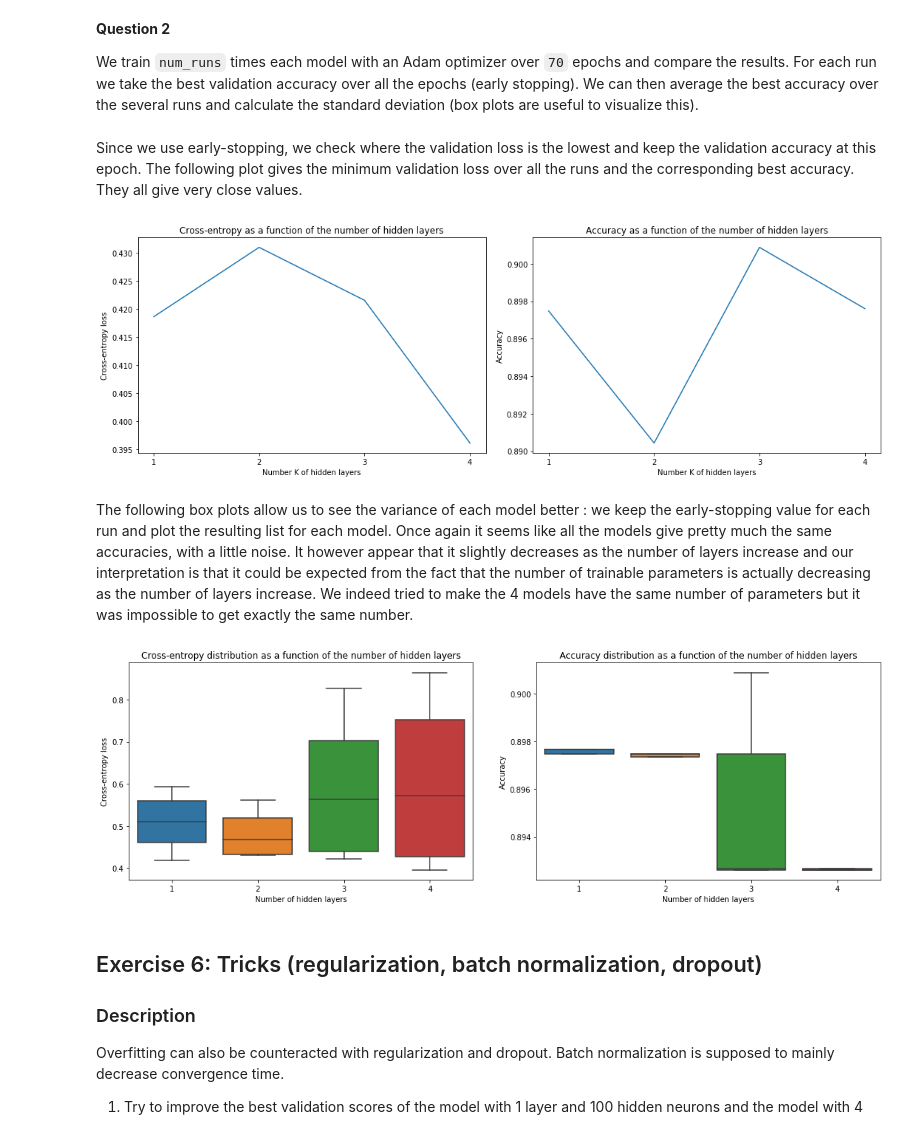
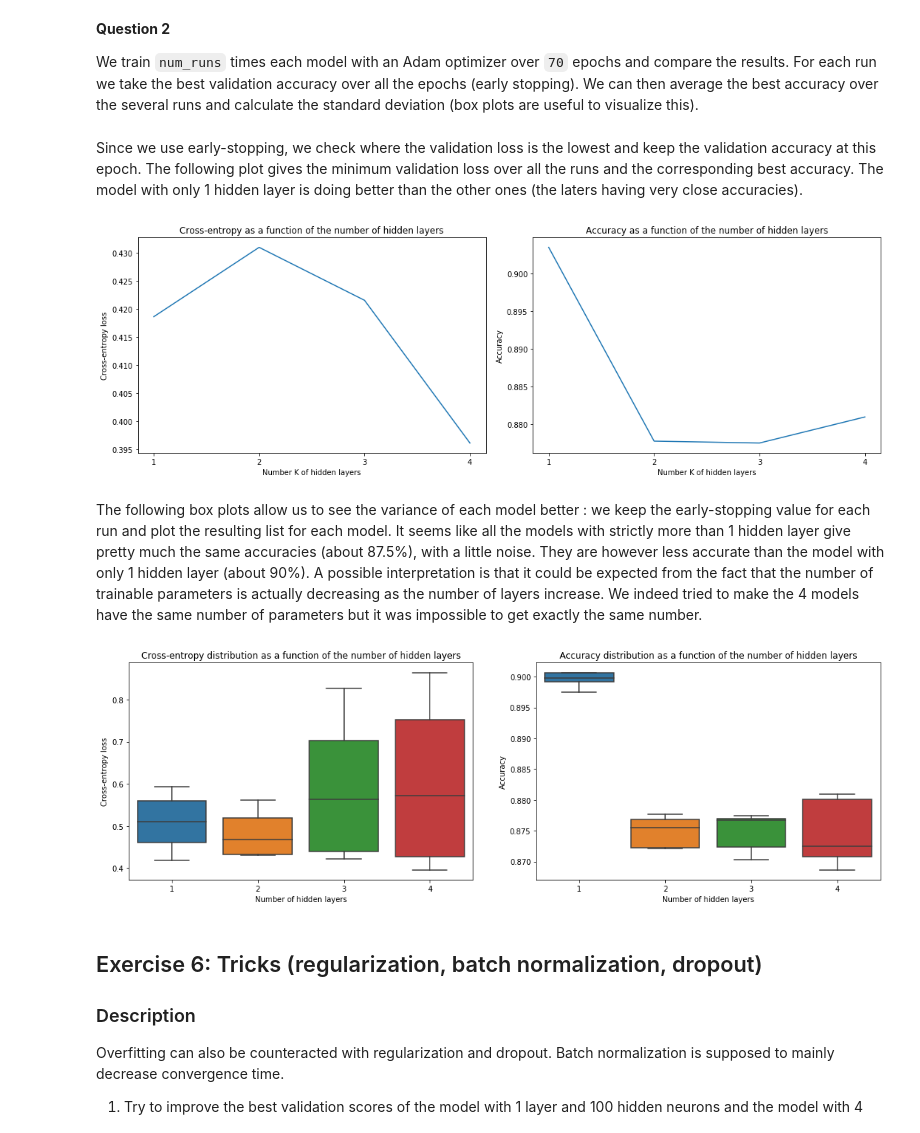
Before and after one commit to SSappy/ANN-Project-1, a Jupyter notebook: miniproject1.ipynb, the cells around one changed output. Drawn from its saved outputs; the diff is of its cells as text; code cells hidden in the pictures.

```diff
--- a/miniproject1.ipynb
+++ b/miniproject1.ipynb
@@ -126,10 +126,10 @@ def prepare_standardplot(title, xlabel):
 def finalize_standardplot(fig, ax1, ax2):
     ax1handles, ax1labels = ax1.get_legend_handles_labels()
     if len(ax1labels) > 0:
-        ax1.legend(ax1handles, ax1labels)
+        ax1.legend(ax1handles, ax1labels, loc='best')
     ax2handles, ax2labels = ax2.get_legend_handles_labels()
     if len(ax2labels) > 0:
-        ax2.legend(ax2handles, ax2labels)
+        ax2.legend(ax2handles, ax2labels, loc='best')
     fig.tight_layout()
     plt.subplots_adjust(top=0.9)
 
@@ -1072,27 +1119,28 @@ Saving the lists. /!\ Do not run it unless you want to override them.
 save_obj(loss_scores, 'ex5_losses')
 save_obj(accuracy_scores, 'ex5_accs')
 # %% [markdown]
-Since we use early-stopping, we check where the validation loss is the lowest and keep the validation accuracy at this epoch. The following plot gives the minimum validation loss over all the runs and the corresponding best accuracy. They all give very close values.
+Since we use early-stopping, we check where the validation loss is the lowest and keep the validation accuracy at this epoch. The following plot gives the minimum validation loss over all the runs and the corresponding best accuracy. The model with only 1 hidden layer is doing better than the other ones (the laters having very close accuracies).
 # %%
 """
 Loading the lists.
 """
-loss_scores = np.array(load_obj('ex5_losses'))
-accuracy_scores = np.array(load_obj('ex5_accs'))
+loss_history = np.array(load_obj('ex5_losses'))
+accuracy_history = np.array(load_obj('ex5_accs'))
 
-max_loss_scores = np.min(loss_scores, axis=(1, 2))
-max_accuracy_scores = np.take(accuracy_scores.reshape(accuracy_scores.shape[0], -1),
-                              np.argmin(loss_scores.reshape(loss_scores.shape[0], -1), axis=1)
-                             )
+loss_scores = np.min(loss_history, axis=(1, 2))
+accuracy_scores = []
+for (j, i) in enumerate(np.argmin(loss_history, axis=2)):
+    accuracy_scores.append(np.diag(np.take(accuracy_history[j],i.tolist(), axis=1)).tolist())
+accuracy_scores = np.max(accuracy_scores, axis=1)
 
 fig, ax = plt.subplots(1, 2, figsize=(15,5))
 
-ax[0].plot(['1', '2', '3', '4'], max_loss_scores)
+ax[0].plot(['1', '2', '3', '4'], loss_scores)
 ax[0].set_title('Cross-entropy as a function of the number of hidden layers')
 ax[0].set_ylabel('Cross-entropy loss')
 ax[0].set_xlabel('Number K of hidden layers')
 
-ax[1].plot(['1', '2', '3', '4'], max_accuracy_scores)
+ax[1].plot(['1', '2', '3', '4'], accuracy_scores)
 ax[1].set_title('Accuracy as a function of the number of hidden layers')
 ax[1].set_ylabel('Accuracy')
 ax[1].set_xlabel('Number K of hidden layers')
@@ -1101,32 +1149,38 @@ plt.tight_layout()
 
 plt.show()
 # %% [output]
-[figure, old version]
+[figure, new version]
 # %% [markdown]
-The following box plots allow us to see the variance of each model better : we keep the early-stopping value for each run and plot the resulting list for each model. Once again it seems like all the models give pretty much the same accuracies, with a little noise. It however appear that it slightly decreases as the number of layers increase and our interpretation is that it could be expected from the fact that the number of trainable parameters is actually decreasing as the number of layers increase. We indeed tried to make the 4 models have the same number of parameters but it was impossible to get exactly the same number.
+The following box plots allow us to see the variance of each model better : we keep the early-stopping value for each run and plot the resulting list for each model. It seems like all the models with strictly more than 1 hidden layer give pretty much the same accuracies (about 87.5%), with a little noise. They are however less accurate than the model with only 1 hidden layer (about 90%). A possible interpretation is that it could be expected from the fact that the number of trainable parameters is actually decreasing as the number of layers increase. We indeed tried to make the 4 models have the same number of parameters but it was impossible to get exactly the same number.
 # %%
-max_loss_scores = np.min(loss_scores, axis=2)
-max_accuracy_scores = np.take(accuracy_scores, np.argmin(loss_scores, axis=2))
+loss_history = np.array(load_obj('ex5_losses'))
+accuracy_history = np.array(load_obj('ex5_accs'))
+
+loss_scores = np.min(loss_history, axis=2)
+accuracy_scores = []
+for (j, i) in enumerate(np.argmin(loss_history, axis=2)):
+    accuracy_scores.append(np.diag(np.take(accuracy_history[j],i.tolist(), axis=1)).tolist())
+accuracy_scores = np.array(accuracy_scores)
 
 fig, ax = plt.subplots(1, 2, figsize=(15,5))
 
-sns.boxplot(data=max_loss_scores.T, ax=ax[0])
+sns.boxplot(data=loss_scores.T, ax=ax[0])
 ax[0].set_title('Cross-entropy distribution as a function of the number of hidden layers')
 ax[0].set_ylabel('Cross-entropy loss')
 ax[0].set_xlabel('Number of hidden layers')
 ax[0].set_xticklabels([1, 2, 3, 4], fontsize=10)
 
-sns.boxplot(data=max_accuracy_scores.T, ax=ax[1], showfliers=False)
+sns.boxplot(data=accuracy_scores.T, ax=ax[1], showfliers=False)
 ax[1].set_title('Accuracy distribution as a function of the number of hidden layers')
 ax[1].set_ylabel('Accuracy')
 ax[1].set_xlabel('Number of hidden layers')
 ax[1].set_xticklabels([1, 2, 3, 4], fontsize=10)
 
 plt.tight_layout()
 
 plt.show()
 # %% [output]
-[figure, old version]
+[figure, new version]
 # %% [markdown]
 ## Exercise 6: Tricks (regularization, batch normalization, dropout)
 
```
Also changed, not shown: parts of 32 cells of this notebook.
